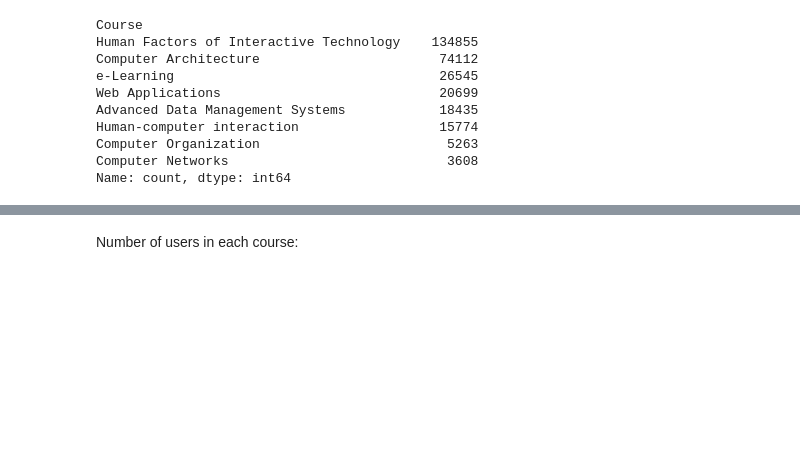
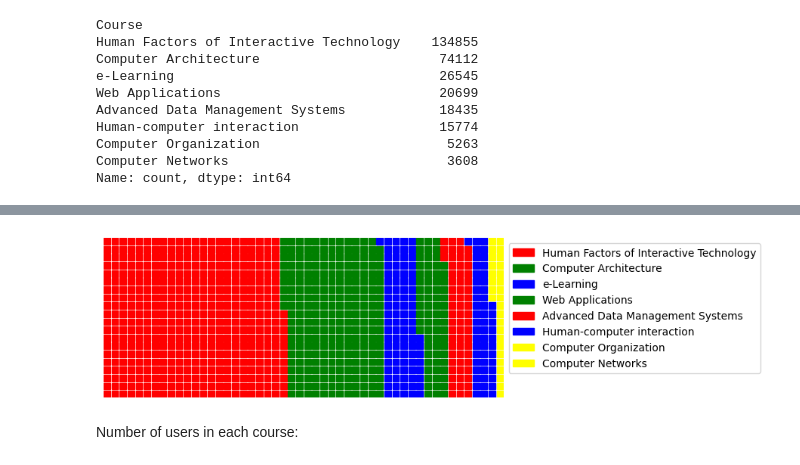
Before and after one commit to veneta13/ILEDA_hackathon, a Jupyter notebook: analysis/course_popularity.ipynb, the cells around one changed output, grey strips where cells are left out. Cells and saved outputs as stored; diff of their text form; code cells hidden in the pictures; blank space fills up the shorter version.

Commit message:
Add waffle chart try

```diff
--- a/analysis/course_popularity.ipynb
+++ b/analysis/course_popularity.ipynb
@@ -85,0 +86,6 @@ plt.show()
+# %%
+data = {k: v for k, v in zip(
+    df['Course'].value_counts().to_frame().index,
+    df['Course'].value_counts().to_frame()['count']
+)}
+data
@@ -86,3 +101,19 @@ plt.show()
+# %%
+fig = plt.figure(
+    FigureClass=Waffle,
+    rows=20,
+    columns=50,
+    values=data,
+    colors=colors,
+    legend={'loc': 'upper left', 'bbox_to_anchor': (1, 1)},
+    icons='person',
+    font_size=12,
+    icon_legend=True,
+    figsize=(9, 10)
+)
+plt.show()
+# %% [output]
+[figure, added]
 # %% [markdown]
 Number of users in each course:
 # %%
```
Also changed, not shown: parts of 3 cells of this notebook.
